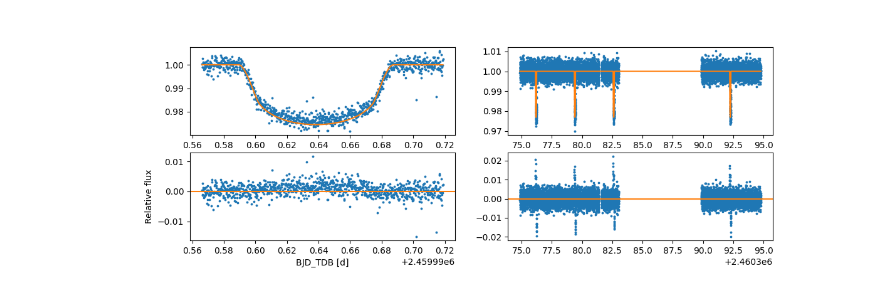
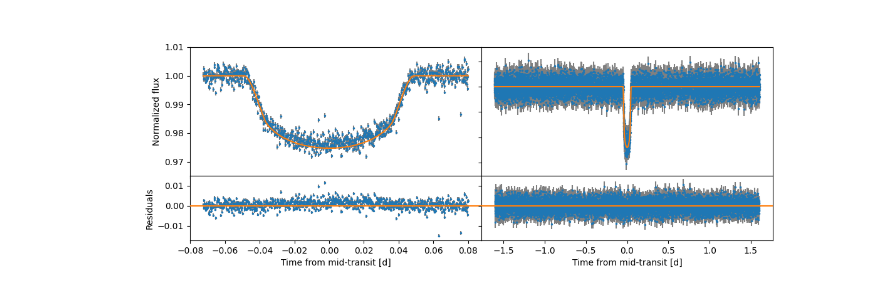
Before and after one commit to AstroMichele/AstroLab2-2024, a Jupyter notebook: Fitting.ipynb, the cells around one changed output. Drawn from its saved outputs; the diff is of its cells as text; code cells hidden in the pictures.

```diff
--- a/Fitting.ipynb
+++ b/Fitting.ipynb
@@ -9,6 +10,7 @@ from ldtk import SVOFilter, LDPSetCreator
 taste_target_dictionary = pickle.load(open('../Results/TASTE/target_dictionary.p', 'rb'))
 taste_bjd = taste_target_dictionary['time']
 differential_allref = pickle.load(open('../Results/TASTE/differential_allref.p', 'rb'))
+normalized_differential_allref_err = pickle.load(open('../Results/TASTE/differential_allref_err.p', 'rb'))
 normalized_differential_allref = pickle.load(open('../Results/TASTE/normalized_diff_allref.p', 'rb'))
 
 tess_sector76_dictionary = pickle.load(open('../Results/TESS/sector76_flatten.p', 'rb'))
@@ -60,3 +62,12 @@ print(f'{np.median(u2_sloan_r_chains):.4f}')
+# %%
+transit_time = 2459685.398095
+period = 3.2130578
+transit_duration = 2.169 / 24.
+
+phase_folded_time = (tess_bjd - transit_time - period/2)%period - period/2
+
+taste_bjd = taste_bjd - 2459990.6387
+#2456851.481119
 # %%
 #overimpose the model with the TASTE and TESS normalized light curves
 
@@ -94,22 +115,39 @@ flux_tess = m.light_curve(params_tess)
-# %%
-fig, ax = plt.subplots(2, 2, figsize=(12, 4))
-ax[0, 0].scatter(taste_bjd, normalized_differential_allref, s=3)
-ax[0, 0].plot(taste_bjd, flux_taste, c='C1')
-
-ax[0, 1].scatter(tess_bjd, tess_normalized_flux_76, s=3)
-ax[0, 1].plot(tess_bjd, flux_tess, c='C1')
-
-ax[1, 0].set_xlabel('BJD_TDB [d]')
-ax[0, 1].set_xlabel('BJD_TDB [d]')
-ax[1, 0].set_ylabel('Relative flux')
-
-ax[1, 0].scatter(taste_bjd, normalized_differential_allref - flux_taste, s=3)
-#ax[2].errorbar()
-ax[1, 0].axhline(0, c='C1')
-
-ax[1, 1].scatter(tess_bjd, tess_normalized_flux_76 - flux_tess, s=3)
-ax[1, 1].axhline(0, c='C1')
-
-plt.show()
-# %% [output]
-[figure, removed]
+# %%
+fig = plt.figure(figsize=(12, 4))
+gs = gridspec.GridSpec(2, 2, height_ratios=[2, 1])
+
+ax0 = plt.subplot(gs[0])
+ax0.errorbar(taste_bjd, normalized_differential_allref, yerr=normalized_differential_allref_err, ecolor='gray', fmt='.', markersize=3)
+ax0.plot(taste_bjd, flux_taste, c='C1', zorder=3)
+plt.setp(ax0.get_xticklabels(), visible=False)
+ax0.set_ylim(0.965, 1.01)
+ax0.set_ylabel('Normalized flux')
+
+ax1 = plt.subplot(gs[1])
+ax1.errorbar(folded_tess_time, tess_normalized_flux_76, yerr=tess_normalized_flux_err_76, ecolor='gray', fmt='.', markersize=3)
+ax1.plot(folded_range, flux_tess, c='C1', zorder=3)
+plt.setp(ax1.get_xticklabels(), visible=False)
+plt.setp(ax1.get_yticklabels(), visible=False)
+
+ax2 = plt.subplot(gs[2], sharex=ax0)
+ax2.errorbar(taste_bjd, normalized_differential_allref - flux_taste, yerr=normalized_differential_allref_err, ecolor='gray', fmt='.', markersize=3)
+
+ax2.axhline(0, c='C1', zorder=3)
+ax2.set_ylabel('Residuals')
+ax2.set_xlabel('Time from mid-transit [d]')
+
+residuals_tess = np.linspace(-1.6, 1.6, 9257)
+ax3 = plt.subplot(gs[3], sharey=ax2, sharex=ax1)
+ax3.errorbar(residuals_tess, tess_normalized_flux_76 - flux_tess_res, yerr=tess_normalized_flux_err_76, ecolor='gray', fmt='.', markersize=3)
+
+ax3.axhline(0, c='C1', zorder=3)
+ax3.set_xlabel('Time from mid-transit [d]')
+
+plt.setp(ax3.get_yticklabels(), visible=False)
+
+plt.subplots_adjust(hspace=.0, wspace=.0)
+plt.savefig('./Plots/residuals.png', dpi = 1000)
+
+plt.show()
+# %% [output]
+[figure, added]
```
Also changed, not shown: parts of 4 cells of this notebook, 4 other files.
